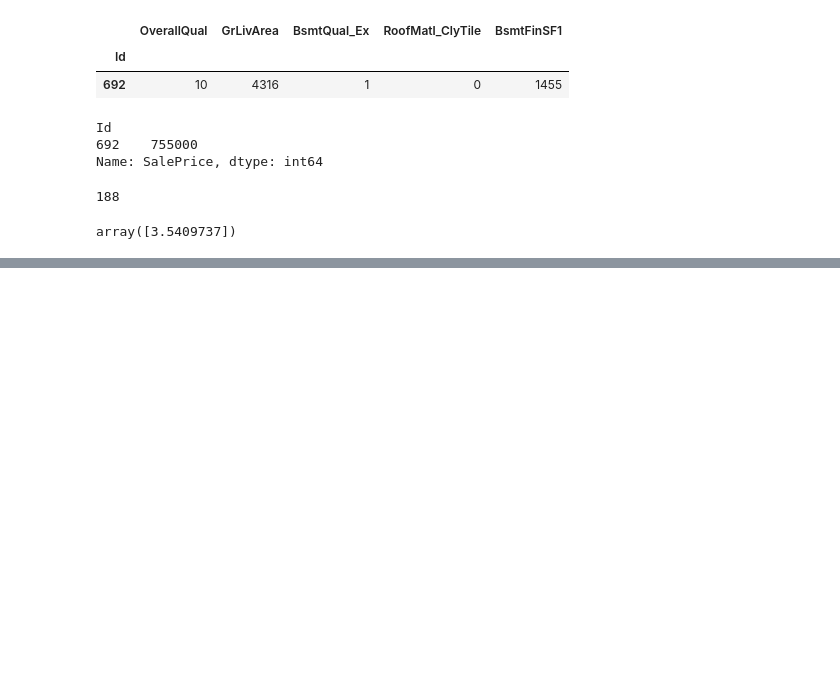
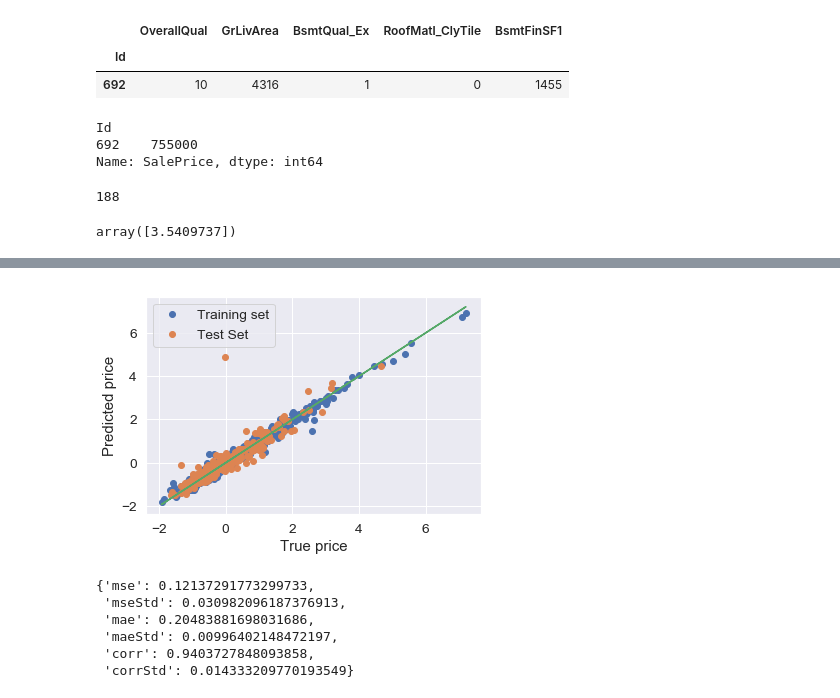
Before and after one commit to balintkaszas/houseprice, a Jupyter notebook: houseprice.ipynb, the cells around one changed output, grey strips where cells are left out. Cells and saved outputs as stored; diff of their text form; code cells hidden in the pictures; blank space fills up the shorter version.

Commit message:
Added gradient tree boosting

```diff
--- a/houseprice.ipynb
+++ b/houseprice.ipynb
@@ -786,0 +781,19 @@ array([3.5409737])
+# %%
+from sklearn.ensemble import GradientBoostingRegressor
+
+X = df.drop('SalePrice', axis = 1).values
+Y = df['SalePrice'].values.reshape(-1,1)
+scaler = StandardScaler().fit(X)
+X = scaler.transform(X)
+scaler = StandardScaler().fit(Y)
+Y = scaler.transform(Y)
+X_train, X_test, y_train, y_test = train_test_split(X, Y, test_size=0.2, random_state=0)
+# %%
+alpha = 0.95
+
+clf = GradientBoostingRegressor(loss='ls', alpha=alpha,
+                                n_estimators=250, max_depth=3,
+                                learning_rate=.1, min_samples_leaf=9,
+                                min_samples_split=9)
+
+clf.fit(X_train, y_train.ravel())
@@ -786,0 +808,23 @@ array([3.5409737])
+# %%
+pred_test = clf.predict(X_test)
+pred = clf.predict(X_train)
+# %%
+plt.plot(y_train, pred,'o', label='Training set')
+plt.plot(y_test, pred_test,'o',label = 'Test Set')
+plt.legend(loc='best')
+plt.xlabel('True price')
+plt.ylabel('Predicted price')
+plt.plot(Y, Y,'-')
+plt.savefig('tree.png')
+# %% [output]
+[figure, added]
+# %%
+d = measureAcc(clf, X, Y)
+calcAvg(d)
+# %% [output]
+{'mse': 0.12137291773299733,
+ 'mseStd': 0.030982096187376913,
+ 'mae': 0.20483881698031686,
+ 'maeStd': 0.00996402148472197,
+ 'corr': 0.9403727848093858,
+ 'corrStd': 0.014333209770193549}
```
Also changed, not shown: parts of 5 cells of this notebook, 1 other file.
